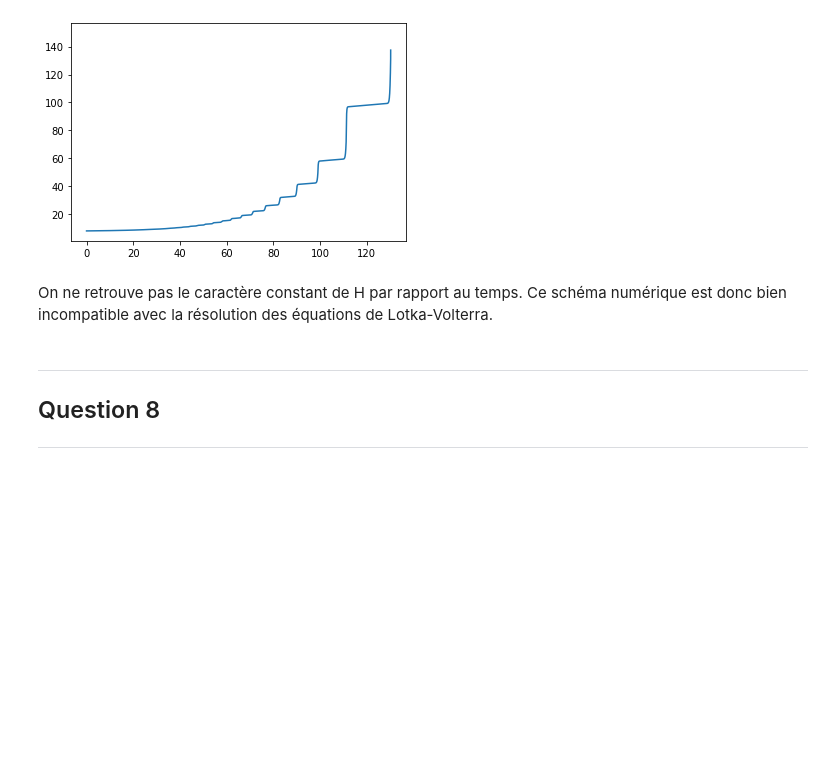
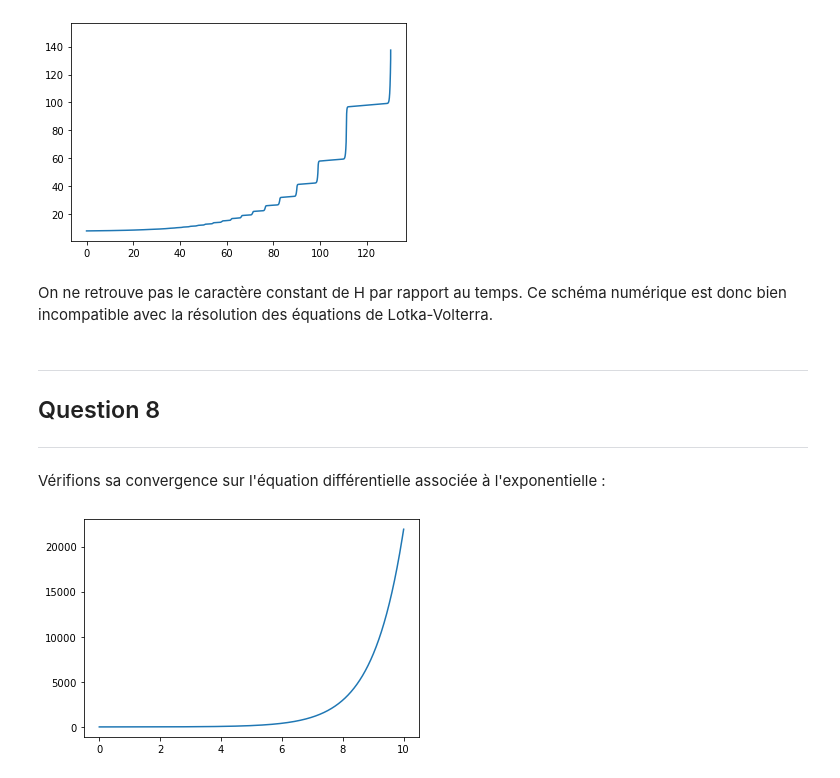
Before and after one commit to david-bretaud/equadiff, a Jupyter notebook: projet.ipynb, the cells around one changed output. Cells and saved outputs as stored; diff of their text form; code cells hidden in the pictures; blank space fills up the shorter version.

```diff
--- a/projet.ipynb
+++ b/projet.ipynb
@@ -325,19 +323,27 @@ On ne retrouve pas le caractère constant de H par rapport au temps. Ce schéma
 
 ---
 # %%
+eps = 10e-2
 def solve_euler_implicit(f, x0, dt, t0, tf, itermax = 100):
     t, x = solve_euler_explicit(f, x0, dt, t0, tf)
     l = int((tf-t0)/dt)
     for j in range(l):
         def F(y):
             return x[j] + dt*f(t[j+1], y)
-        x_j_0 = x[j]
+        x_j_0 = list(x[j]) if type(x[j]) is np.ndarray else x[j]
         x_j_k = x_j_0
         x_j_k1 = F(x_j_k)
         i = 0
-        while ((x_j_k1 - x_j_k) / x_j_0 > 0.5) or (i < itermax):
+        while (la.norm(x_j_k1 - x_j_k) / la.norm(x_j_0) > eps) or (i < itermax):
             x_j_k1 = F(x_j_k)
             x_j_k = x_j_k1
             i += 1
         x[j] = x_j_k
     return t, x
+# %% [markdown]
+Vérifions sa convergence sur l'équation différentielle associée à l'exponentielle :
+# %%
+sol = solve_euler_implicit(exp, 1, dt, t0, tf)
+plt.plot(*sol) ;
+# %% [output]
+[figure, added]
```
Also changed, not shown: parts of 19 cells of this notebook.
